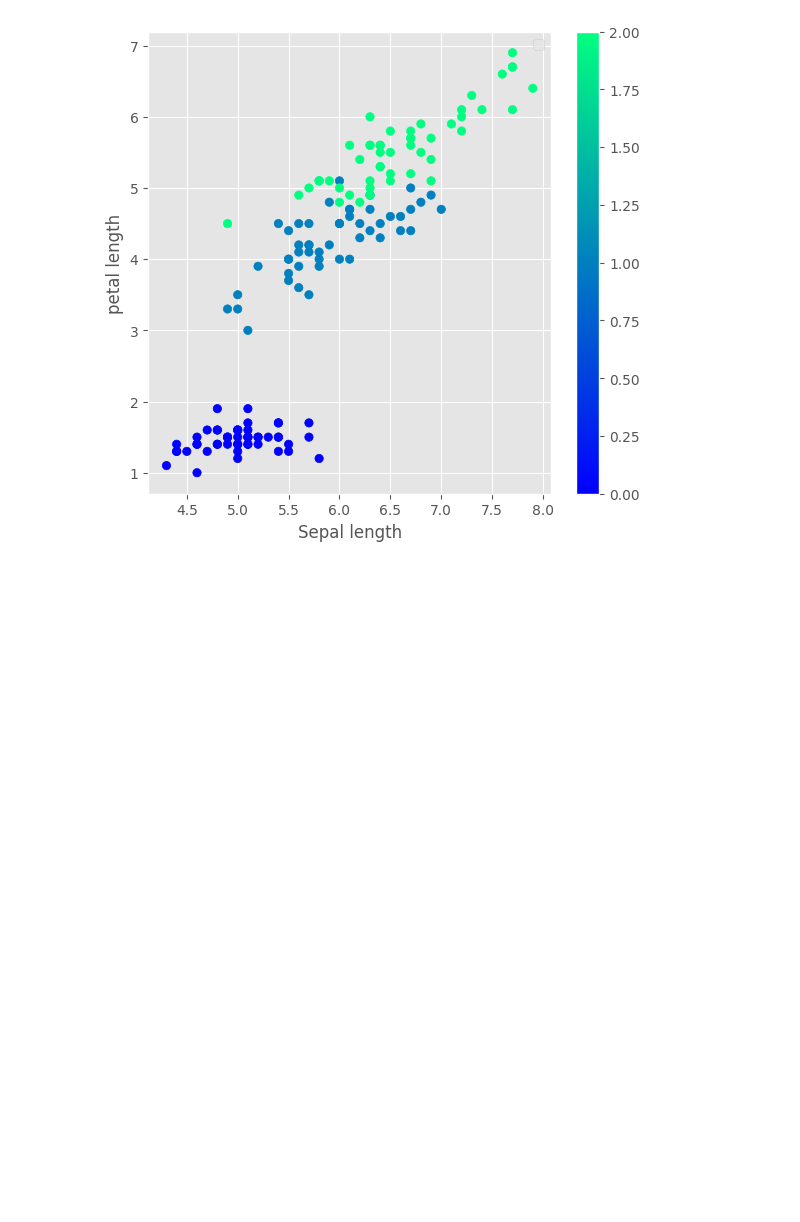
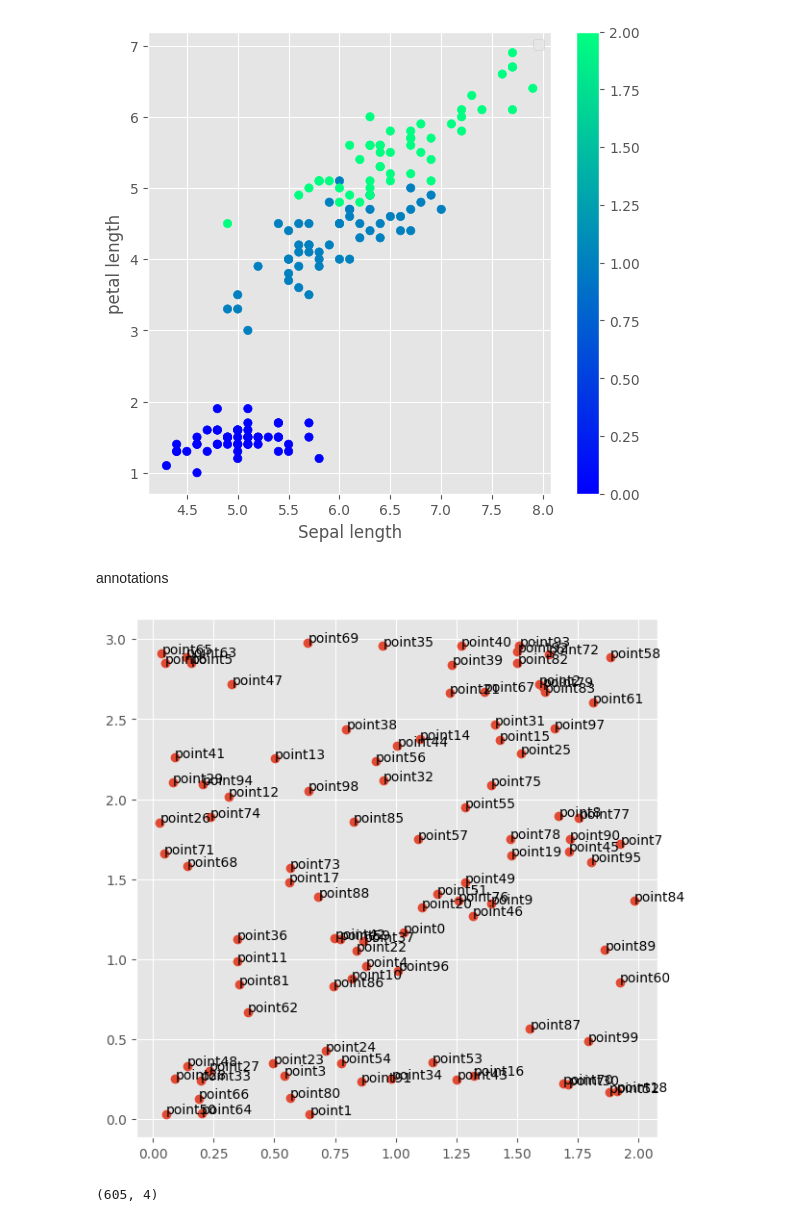
Before and after one commit to Ganesh20000/100_day_of_code, a Jupyter notebook: matplotlib/session24.ipynb, the cells around one changed output. Drawn from its saved outputs; the diff is of its cells as text; code cells hidden in the pictures; blank space fills up the shorter version.

```diff
--- a/matplotlib/session24.ipynb
+++ b/matplotlib/session24.ipynb
@@ -49,3 +57,20 @@ plt.legend()
 plt.savefig('sample')
 # %% [output]
 [figure]
+# %% [markdown]
+annotations
+# %%
+plt.figure(figsize=(7,7))
+x=np.random.rand(100)*2
+y= np.random.random(100)*3
+plt.plot(x,y,'o')
+point = np.arange(100)
+
+for i in point:
+    plt.text(x[i],y[i],f'point{i}')
+# %% [output]
+[figure, added]
+# %%
+batter.shape
+# %% [output]
+(605, 4)
```
Also changed, not shown: parts of 17 cells of this notebook, 2 other files.
